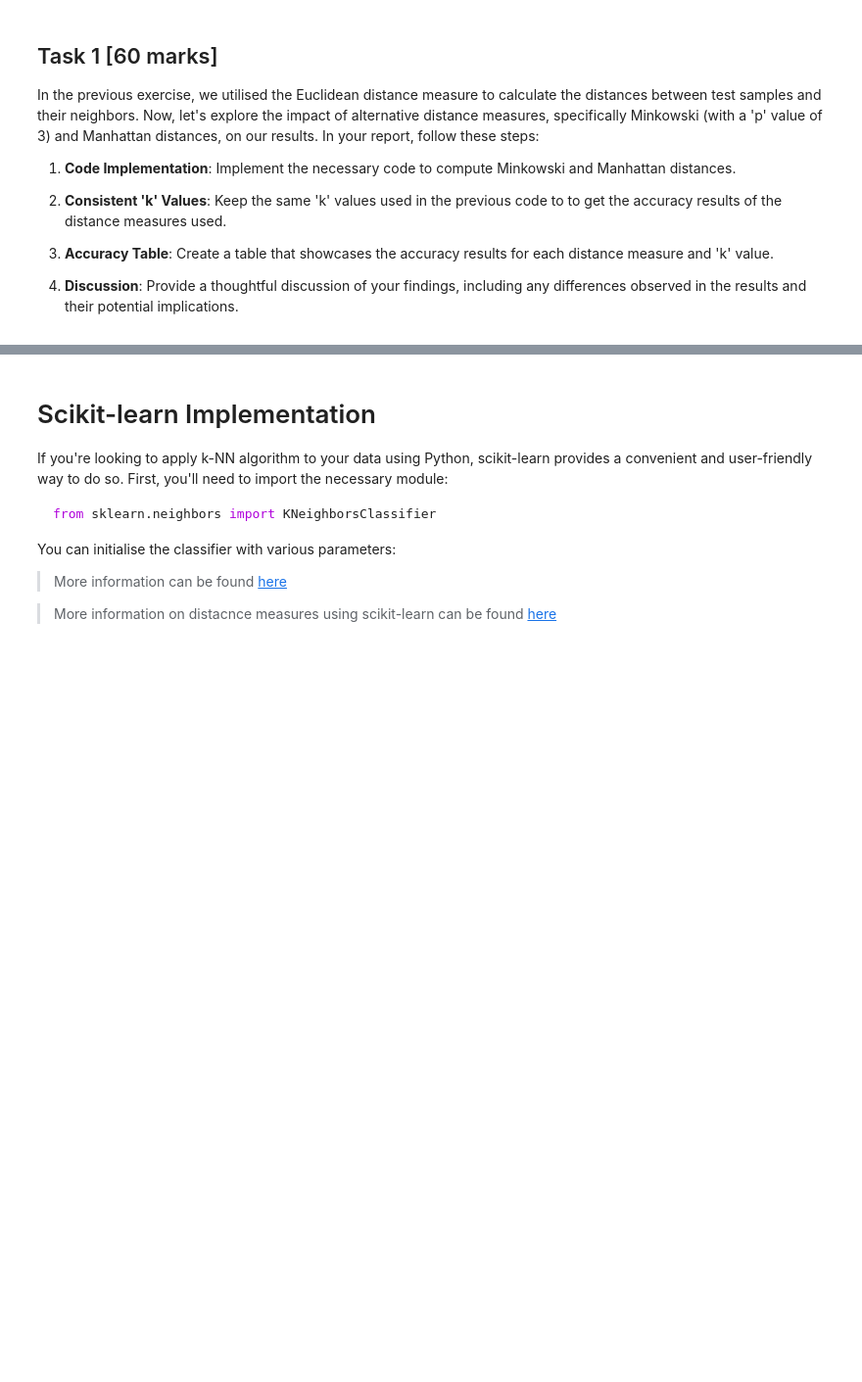
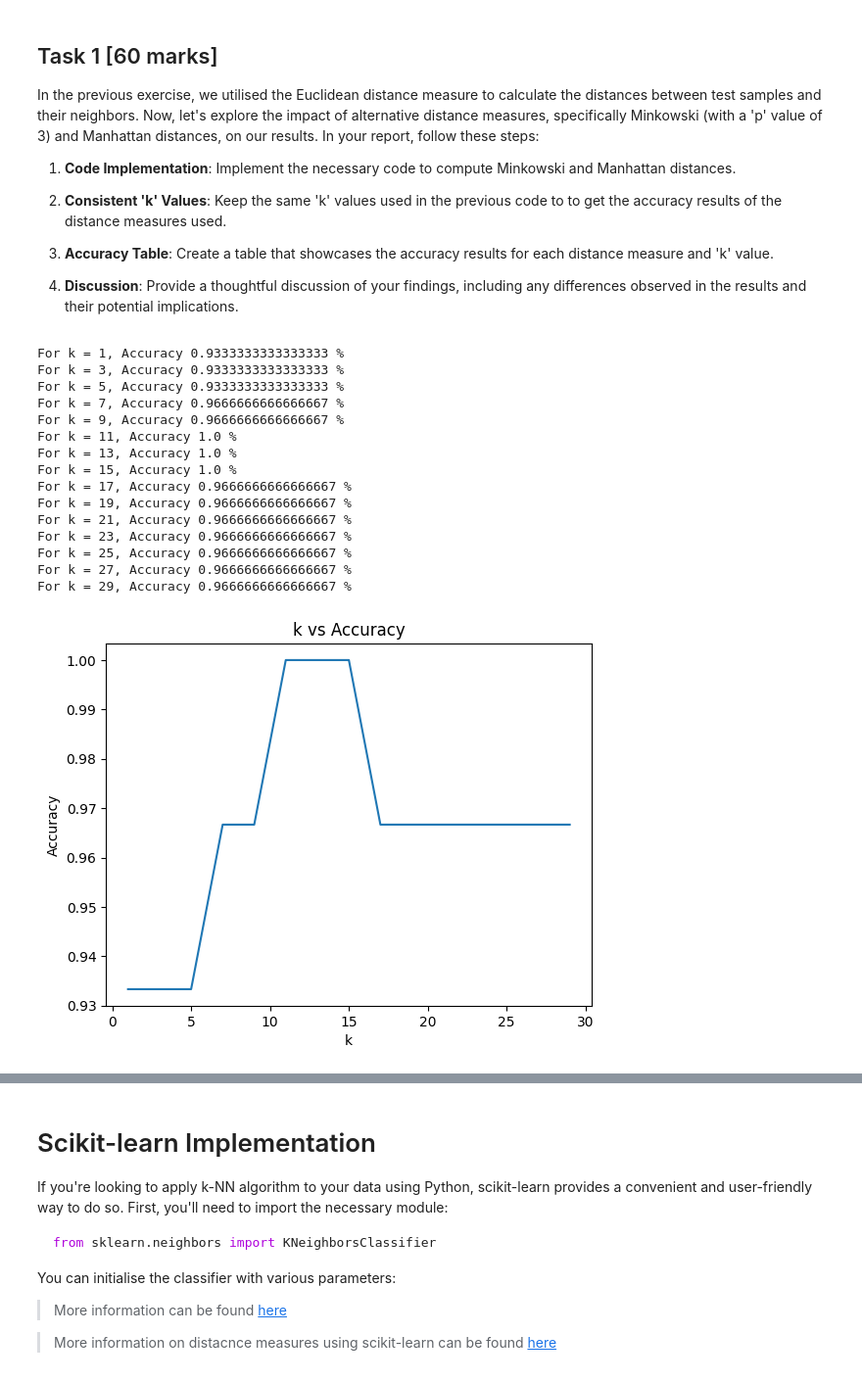
Before and after one commit to FajarKKP/Coding, a Jupyter notebook: 07_ML_kNN.ipynb, the cells around one changed output, grey strips where cells are left out. Shown at 98% size. Saved outputs shown, nothing was run; the diff lists cells and outputs as text; code cells hidden in the pictures; blank space fills up the shorter version.

```diff
--- a/07_ML_kNN.ipynb
+++ b/07_ML_kNN.ipynb
@@ -301,33 +301,51 @@ In the previous exercise, we utilised the Euclidean distance measure to calculat
 4. **Discussion**: Provide a thoughtful discussion of your findings, including any differences observed in the results and their potential implications.
 # %%
 # Minkowski distances
+p_var = 3
 
 def distance(p1, p2):
-    squared_difference = 0.0
+    minkowski_difference = 0.0
     for i in range(len(p1)):
-        squared_difference += (p1[i] - p2[i])**2
-    final_distance = squared_difference ** 0.5
+        minkowski_difference += abs(p1[i] - p2[i])**p_var
+    final_distance = minkowski_difference ** (1/p_var)
     return final_distance
 
-accuracy_list = []
+accuracy_list_minkowski = []
 k_list = [1, 3, 5, 7, 9, 11, 13, 15, 17, 19, 21, 23, 25, 27, 29]
 
 for k in k_list:
     y_pred = []
     for test_instance in X_test:
         neighbours, pred_label = fit(test_instance, X_train, y_train, k)
         y_pred.append(pred_label)
     acc = accuracy(y_pred, y_test)
     print("For k = {}, Accuracy {} %".format(k,acc))
 
-    accuracy_list.append(acc)
-plt.plot(k_list, accuracy_list)
+    accuracy_list_minkowski.append(acc)
+plt.plot(k_list, accuracy_list_minkowski)
 
 plt.xlabel('k')
 plt.ylabel('Accuracy')
 plt.title('k vs Accuracy')
 
 plt.show()
+# %% [output]
+For k = 1, Accuracy 0.9333333333333333 %
+For k = 3, Accuracy 0.9333333333333333 %
+For k = 5, Accuracy 0.9333333333333333 %
+For k = 7, Accuracy 0.9666666666666667 %
+For k = 9, Accuracy 0.9666666666666667 %
+For k = 11, Accuracy 1.0 %
+For k = 13, Accuracy 1.0 %
+For k = 15, Accuracy 1.0 %
+For k = 17, Accuracy 0.9666666666666667 %
+For k = 19, Accuracy 0.9666666666666667 %
+For k = 21, Accuracy 0.9666666666666667 %
+For k = 23, Accuracy 0.9666666666666667 %
+For k = 25, Accuracy 0.9666666666666667 %
+For k = 27, Accuracy 0.9666666666666667 %
+For k = 29, Accuracy 0.9666666666666667 %
+[figure, added]
 # %%
 for k in k_list:
     decision_boundary(k)
```
Also changed, not shown: parts of 5 cells of this notebook.
